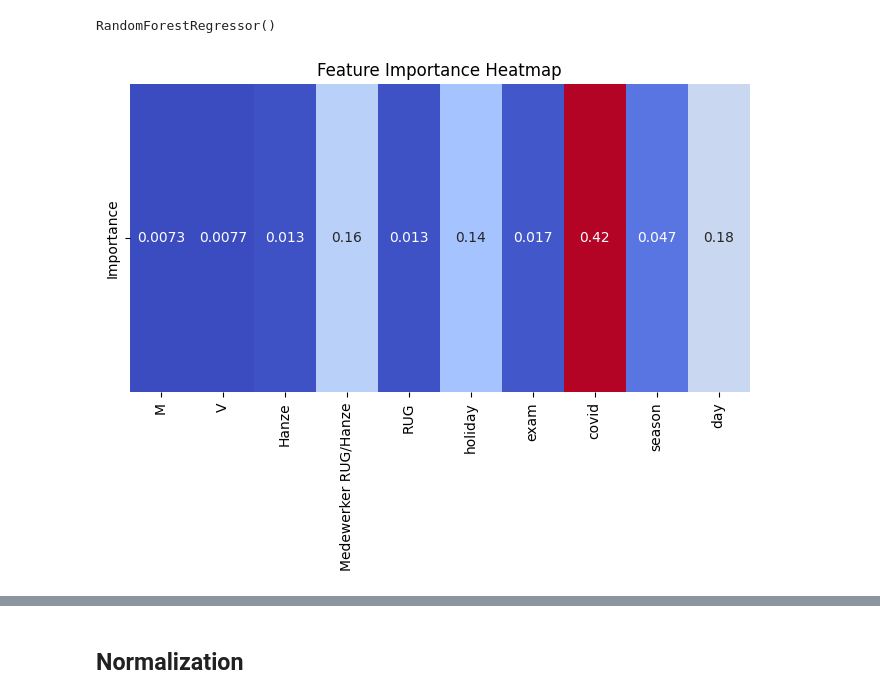
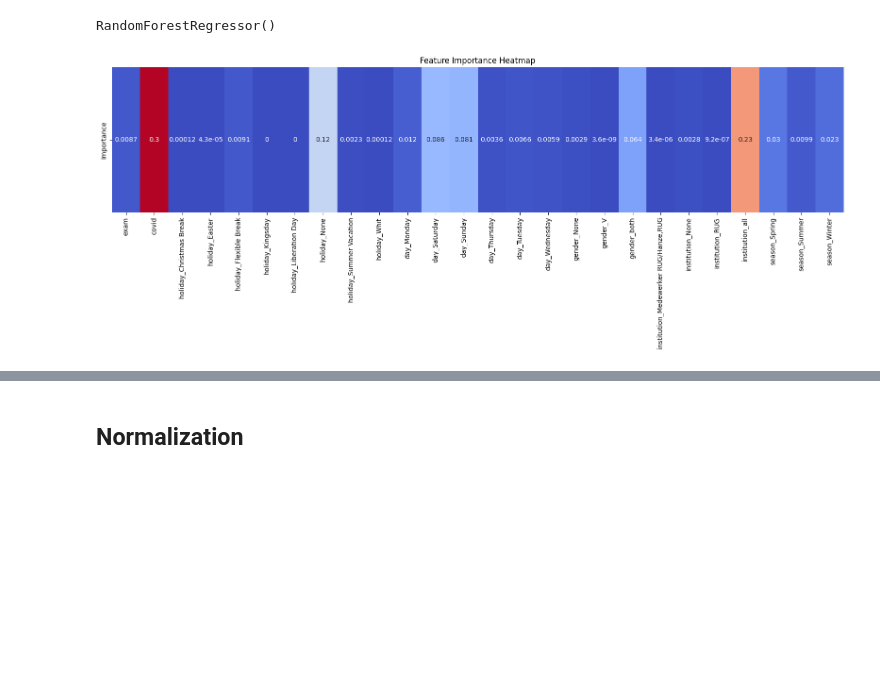
Before and after one commit to mingming2-alya/Business-Analyzing-with-ACLO, a Jupyter notebook: ACLO/ACLO.ipynb, the cells around one changed output, grey strips where cells are left out. Saved outputs shown, nothing was run; the diff lists cells and outputs as text; code cells hidden in the pictures; blank space fills up the shorter version.

```diff
--- a/ACLO/ACLO.ipynb
+++ b/ACLO/ACLO.ipynb
@@ -1659,0 +1655,3 @@ display(datas)
+# %%
+datas = createDummy(datas)
+display(datas)
@@ -1664,7 +1689,14 @@ from sklearn.preprocessing import LabelEncoder
 encoded_classes = []
 encoder = LabelEncoder()
 
-column = ['usage', 'M', 'V', 'Hanze', 'Medewerker RUG/Hanze', 'RUG', 'holiday', 'exam', 'covid', 'season', 'day']
+column = ['usage', 'exam', 'covid', 'holiday_Christmas Break', 'holiday_Easter',
+       'holiday_Flexible Break', 'holiday_Kingsday', 'holiday_Liberation Day',
+       'holiday_None', 'holiday_Summer Vacation', 'holiday_Whit', 'day_Monday',
+       'day_Saturday', 'day_Sunday', 'day_Thursday', 'day_Tuesday',
+       'day_Wednesday', 'gender_None', 'gender_V', 'gender_both',
+       'institution_Medewerker RUG/Hanze,RUG', 'institution_None',
+       'institution_RUG', 'institution_all', 'season_Spring', 'season_Summer',
+       'season_Winter']
 
 for col in column:
     datas[col] = encoder.fit_transform(datas[col])
@@ -1692,0 +1771,14 @@ datas.head(20)
+# %%
+predictor = ['exam', 'covid', 'holiday_Christmas Break', 'holiday_Easter',
+       'holiday_Flexible Break', 'holiday_Kingsday', 'holiday_Liberation Day',
+       'holiday_None', 'holiday_Summer Vacation', 'holiday_Whit', 'day_Monday',
+       'day_Saturday', 'day_Sunday', 'day_Thursday', 'day_Tuesday',
+       'day_Wednesday', 'gender_None', 'gender_V', 'gender_both',
+       'institution_Medewerker RUG/Hanze,RUG', 'institution_None',
+       'institution_RUG', 'institution_all', 'season_Spring', 'season_Summer',
+       'season_Winter']
+target = ['usage']
+
+#create all possible combinations
+pairs = list(product(predictor,predictor, repeat = 1))
+print(pairs)
@@ -1698,7 +1792,0 @@ import scipy.stats as ss
-# %%
-predictor = ['M', 'V', 'Hanze', 'Medewerker RUG/Hanze', 'RUG', 'holiday', 'exam', 'covid', 'season', 'day']
-target = ['usage']
-
-#create all possible combinations
-pairs = list(product(predictor,predictor, repeat = 1))
-print(pairs)
@@ -1804,10 +1892,10 @@ importanceDF = pd.DataFrame({
 })
 # %%
 # Create Simple Heatmap
-plt.figure(figsize=(8, 4))
+plt.figure(figsize=(20, 4))
 sns.heatmap(importanceDF[['Importance']].T, annot=True, cmap='coolwarm', xticklabels=importanceDF['Feature'], cbar=False)
 plt.title('Feature Importance Heatmap')
 plt.show()
 # %% [output]
-[figure, old version]
+[figure, new version]
 # %%
```
Also changed, not shown: parts of 99 cells of this notebook.
